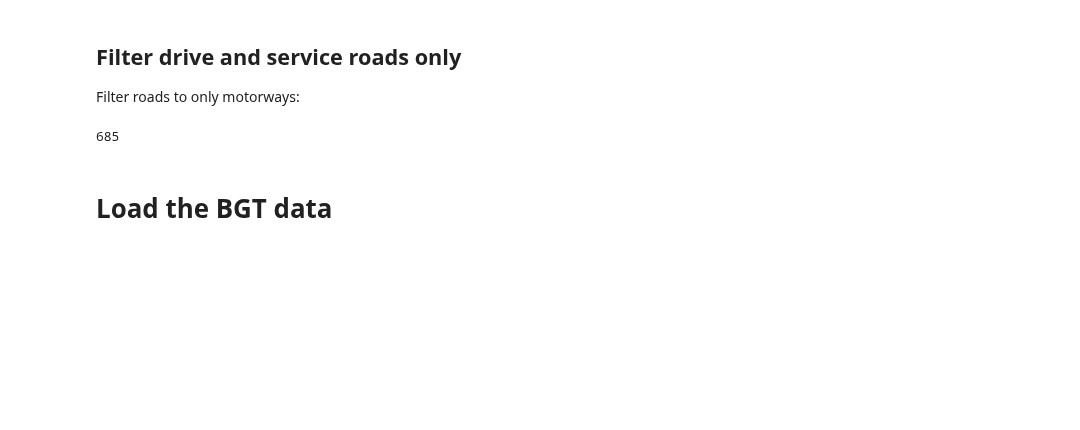
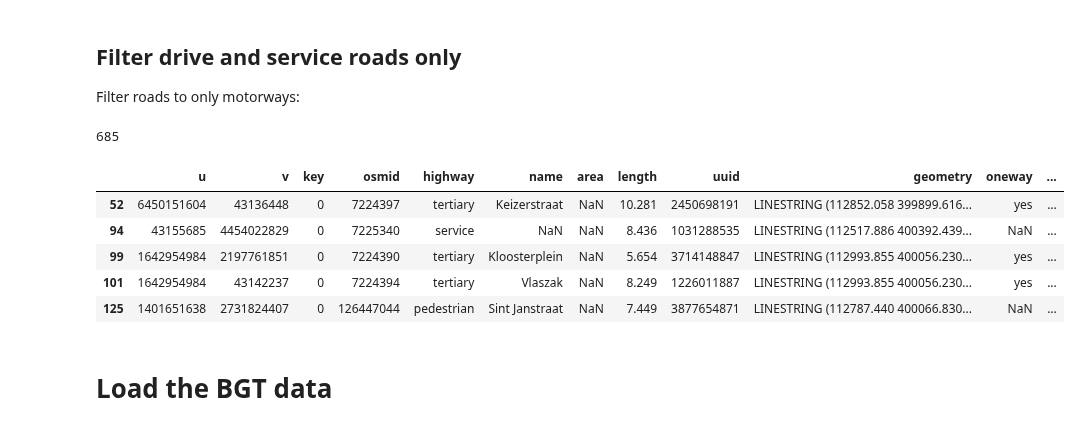
Before and after one commit to tudelft3d/carriageways-creator, a Jupyter notebook: processing.ipynb, the cells around one changed output. Drawn from its saved outputs; the diff is of its cells as text; code cells hidden in the pictures; blank space fills up the shorter version.

```diff
--- a/processing.ipynb
+++ b/processing.ipynb
@@ -135,6 +136,15 @@ road_edges.to_file('output/road_edges.geojson', driver='GeoJSON')
 len(road_edges)
 # %% [output]
 685
+# %%
+road_edges.head()
+# %% [output]
+|  | u | v | key | osmid | highway | name | area | length | uuid | geometry | oneway | ... |
+| 52 | 6450151604 | 43136448 | 0 | 7224397 | tertiary | Keizerstraat | NaN | 10.281 | 2450698191 | LINESTRING (112852.058 399899.616... | yes | ... |
+| 94 | 43155685 | 4454022829 | 0 | 7225340 | service | NaN | NaN | 8.436 | 1031288535 | LINESTRING (112517.886 400392.439... | NaN | ... |
+| 99 | 1642954984 | 2197761851 | 0 | 7224390 | tertiary | Kloosterplein | NaN | 5.654 | 3714148847 | LINESTRING (112993.855 400056.230... | yes | ... |
+| 101 | 1642954984 | 43142237 | 0 | 7224394 | tertiary | Vlaszak | NaN | 8.249 | 1226011887 | LINESTRING (112993.855 400056.230... | yes | ... |
+| 125 | 1401651638 | 2731824407 | 0 | 126447044 | pedestrian | Sint Janstraat | NaN | 7.449 | 3877654871 | LINESTRING (112787.440 400066.830... | NaN | ... |
 # %% [markdown]
 # Load the BGT data
 # %%
```
Also changed, not shown: parts of 40 cells of this notebook, 2 other files.
